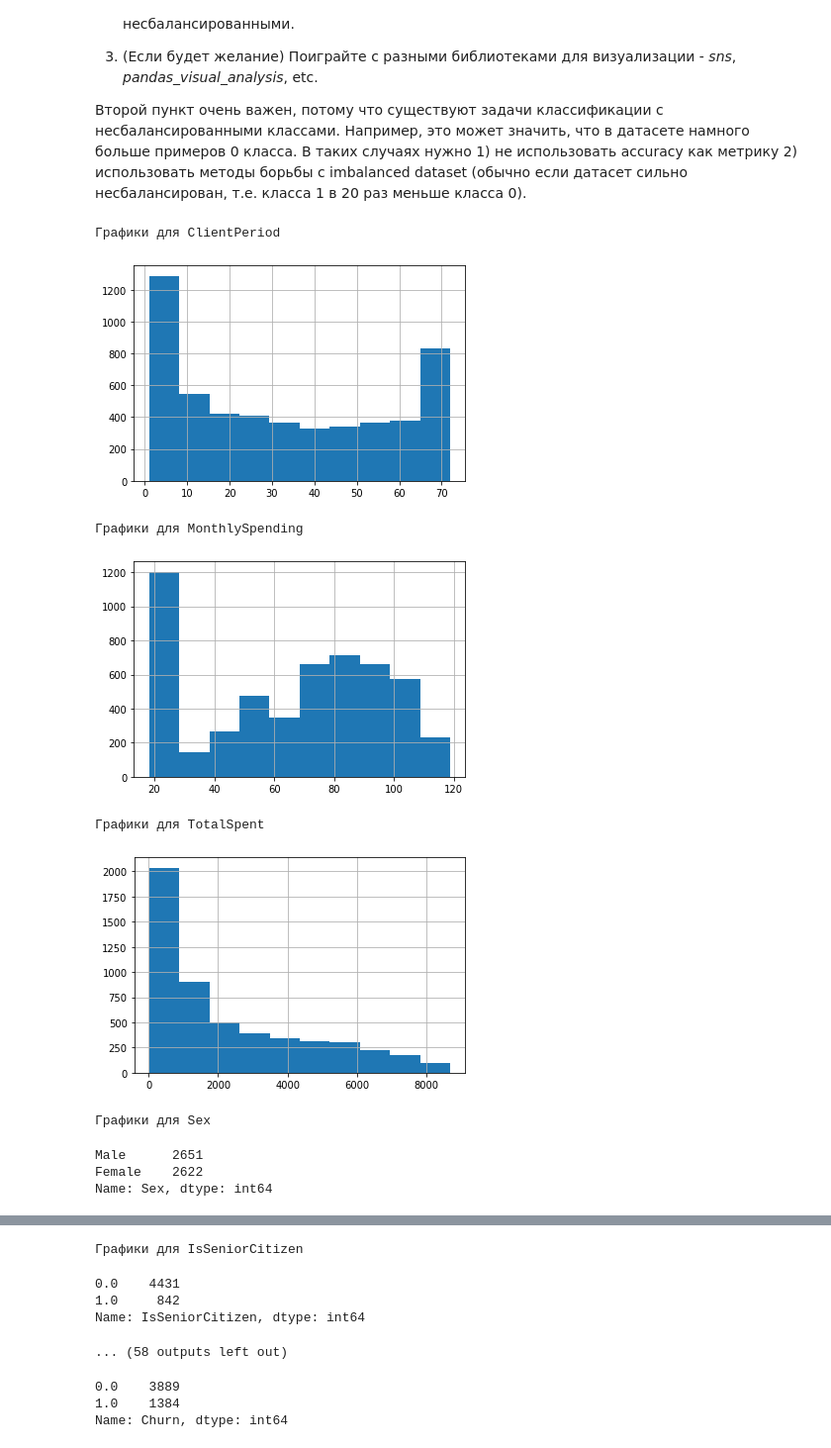
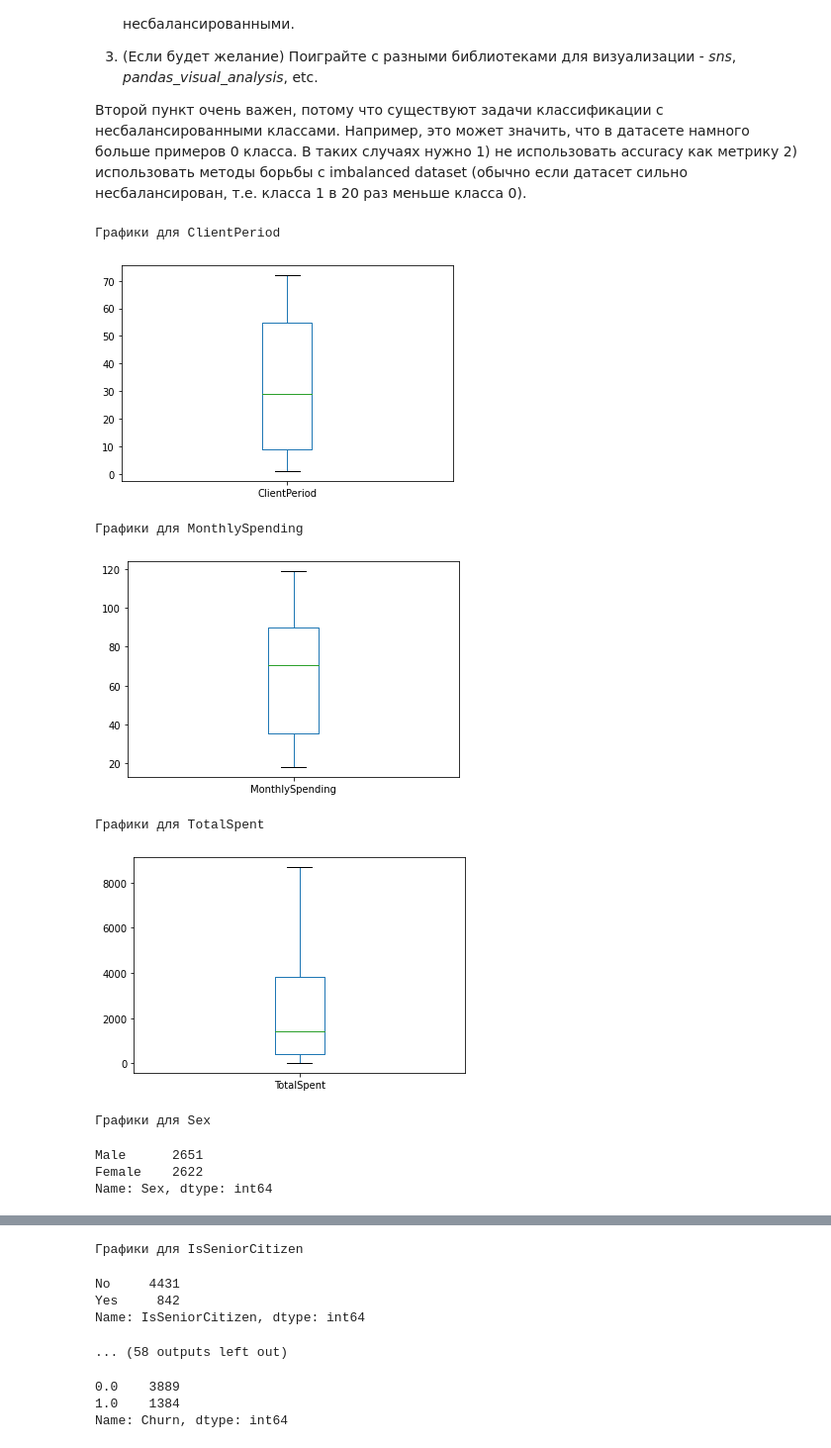
Before and after one commit to LevPerla/DLS_CV_Course, a Jupyter notebook: homeworks_2/Решение ML задачи и Kaggle./Baseline.ipynb, the cells around one changed output, grey strips where cells are left out. Shown at 99% size. Drawn from its saved outputs; the diff is of its cells as text; code cells hidden in the pictures.

```diff
--- a/homeworks_2/Решение ML задачи и Kaggle./Baseline.ipynb
+++ b/homeworks_2/Решение ML задачи и Kaggle./Baseline.ipynb
@@ -180,28 +180,28 @@ dtype: int64
 # %%
 def data_plot(series):
   stats = series.value_counts()
 
   display(stats)
   stats.plot(kind="bar")
   plt.show()
   stats.plot(kind="pie")
   plt.show()
 
 for col_name in num_cols:
   print(f"\n\n\nГрафики для {col_name}")
-  data[col_name].hist()
+  data[col_name].plot(kind="box")
   plt.show()
 
 for col_name in cat_cols:
   print(f"\n\n\nГрафики для {col_name}")
   data_plot(data[col_name])
 # %% [output]
 Графики для ClientPeriod
-[figure, old version]
+[figure, new version]
 Графики для MonthlySpending
-[figure, old version]
+[figure, new version]
 Графики для TotalSpent
-[figure, old version]
+[figure, new version]
 Графики для Sex
 Male      2651
 Female    2622
@@ -209,8 +209,8 @@ Name: Sex, dtype: int64
 [figure]
 [figure]
 Графики для IsSeniorCitizen
-0.0    4431
-1.0     842
+No     4431
+Yes     842
 Name: IsSeniorCitizen, dtype: int64
 ... (58 outputs left out)
 # %%
```
Also changed, not shown: parts of 2 cells of this notebook.
